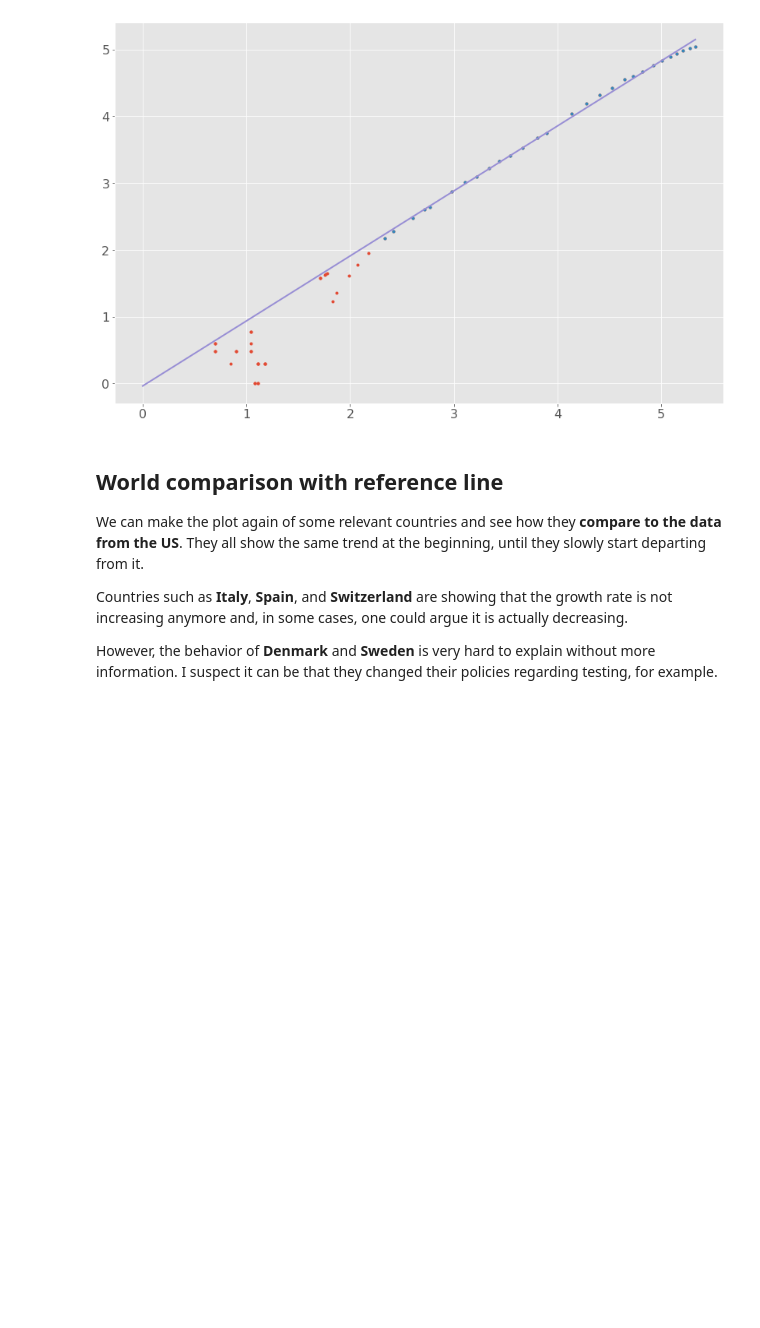
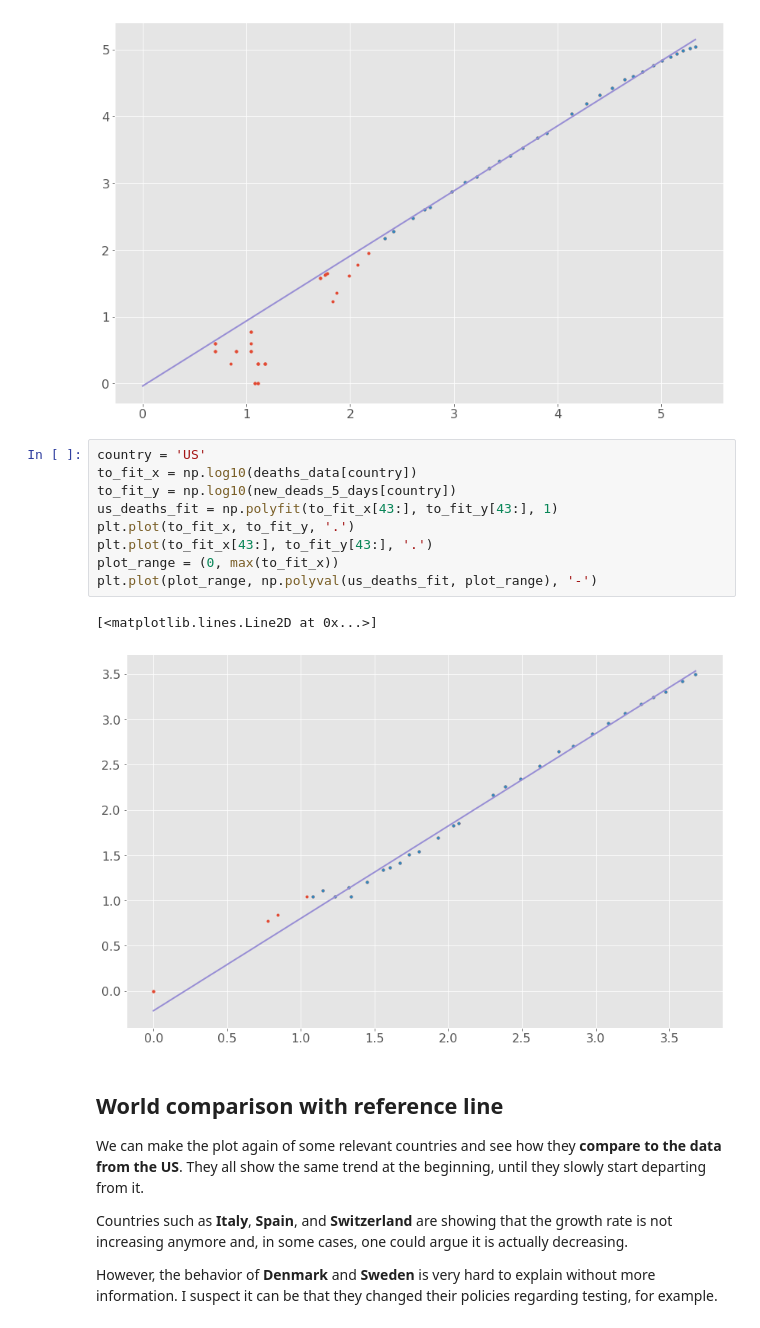
Before and after one commit to aquilesC/Covid-19-Jupyter-Notebook, a Jupyter notebook: Covid_Time_Series.ipynb, the cells around one changed output. Cells and saved outputs as stored; diff of their text form; blank space fills up the shorter version.

```diff
--- a/Covid_Time_Series.ipynb
+++ b/Covid_Time_Series.ipynb
@@ -479,6 +480,18 @@ plt.plot(plot_range, np.polyval(us_fit, plot_range), '-')
 # %% [output]
 [<matplotlib.lines.Line2D at 0x...>]
 [figure]
+# %%
+country = 'US'
+to_fit_x = np.log10(deaths_data[country])
+to_fit_y = np.log10(new_deads_5_days[country])
+us_deaths_fit = np.polyfit(to_fit_x[43:], to_fit_y[43:], 1)
+plt.plot(to_fit_x, to_fit_y, '.')
+plt.plot(to_fit_x[43:], to_fit_y[43:], '.')
+plot_range = (0, max(to_fit_x))
+plt.plot(plot_range, np.polyval(us_deaths_fit, plot_range), '-')
+# %% [output]
+[<matplotlib.lines.Line2D at 0x...>]
+[figure, added]
 # %% [markdown]
 ## World comparison with reference line
 We can make the plot again of some relevant countries and see how they **compare to the data from the US**. They all show the same trend at the beginning, until they slowly start departing from it.
```
Also changed, not shown: parts of 16 cells of this notebook, 19 other files.
